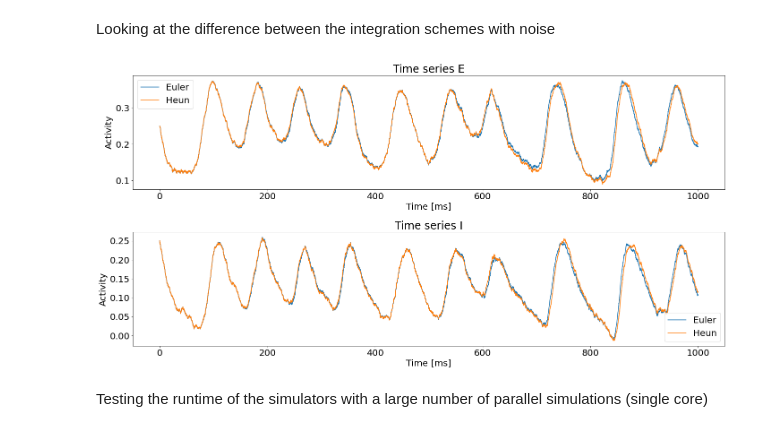
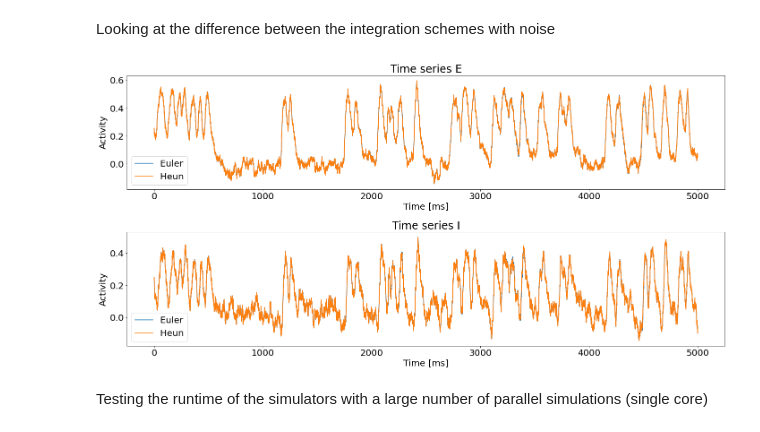
Before and after one commit to NeuroLife77/WC, a Jupyter notebook: wc.ipynb, the cells around one changed output. Saved outputs shown, nothing was run; the diff lists cells and outputs as text; code cells hidden in the pictures.

```diff
--- a/wc.ipynb
+++ b/wc.ipynb
@@ -155,11 +155,15 @@ parameters_alpha_peak = np.array([1.6000e+01, 1.2000e+01, 1.5000e+01, 3.0000e+00
         1.3000e+00, 4.0000e+00, 1.0000e+00, 0.0000e+00, 2.0000e+00, 3.7000e+00,
         1.0000e+00, 0.0000e+00, 1.0000e+00, 1.0000e+00, 1.0000e+00, 1.0000e+00,
         1.500e+00, 0.0000e+00, 1.0000e+00, 1.0000e+00,5.0000e-07,5.0000e-07])
+parameter_interesting = np.array([1.5939e+01, 1.2182e+01, 1.4305e+01, 2.8163e+00, 3.1189e+01, 2.7148e+01,
+        1.3279e+00, 3.9351e+00, 1.2367e+00, 8.7808e-01, 1.9637e+00, 3.7475e+00,
+        1.0122e+00, 1.3432e+00, 9.7317e-01, 1.0267e+00, 1.0074e+00, 1.0135e+00,
+        1.3154e+00, 1.0329e-01, 1.3564e+00, 1.2094e+00, 1.0554e-05, 5.6752e-06])
 parameter_samples = sample_uniform_within_range(1500)
 # %% [markdown]
 Testing and visualizing both integration schemes without noise. Also looking at the power spectrum.
 # %%
-parameters = parameter_samples[:2]#np.array([parameters_alpha_peak,parameters_original])
+parameters = np.array([parameter_interesting,parameters_original])
 dt = 0.5
 
 # Simulate
@@ -244,8 +248,8 @@ plt.show()
 # %% [markdown]
 Testing and visualizing both integration schemes with noise. Also looking at the power spectrum.
 # %%
-parameters = parameter_samples[:2]#np.array([parameters_alpha_peak])
-dt = 0.02
+#parameters = parameter_samples[:2]#np.array([parameters_alpha_peak])
+dt = 0.1
 length = 302
 
 # Simulate euler
@@ -303,33 +307,33 @@ Looking at the difference between the integration schemes with noise
 # %%
 dt = 0.1
 length = 6.0
-
+seconds_plot = 5
 # Simulate
 noisy_euler_time_series_E, noisy_euler_time_series_I = simulate_euler_noise(parameters,length = length, dt=dt, num_sim = parameters.shape[0], noise_seed=12)
 noisy_heun_time_series_E, noisy_heun_time_series_I = simulate_heun_noise(parameters,length = length, dt=dt, num_sim = parameters.shape[0], noise_seed=12)
-t = np.arange(int(1000/dt))*dt
+t = np.arange(int(seconds_plot*1000/dt))*dt
 # Plot
 f = plt.figure(figsize=(20,10))
 # Timeseries E
 ax = plt.subplot(2,1,1)
-ax.plot(t,noisy_euler_time_series_E[:int(1000/dt),0], label = "Euler")
-ax.plot(t,noisy_heun_time_series_E[:int(1000/dt),0], label = "Heun")
+ax.plot(t,noisy_euler_time_series_E[:int(seconds_plot*1000/dt),0], label = "Euler")
+ax.plot(t,noisy_heun_time_series_E[:int(seconds_plot*1000/dt),0], label = "Heun")
 plt.xlabel('Time [ms]')
 plt.ylabel('Activity')
 plt.title('Time series E')
 plt.legend()
 # Timeseries I
 ax = plt.subplot(2,1,2)
-ax.plot(t,noisy_euler_time_series_I[:int(1000/dt),0], label = "Euler")
-ax.plot(t,noisy_heun_time_series_I[:int(1000/dt),0], label = "Heun")
+ax.plot(t,noisy_euler_time_series_I[:int(seconds_plot*1000/dt),0], label = "Euler")
+ax.plot(t,noisy_heun_time_series_I[:int(seconds_plot*1000/dt),0], label = "Heun")
 plt.xlabel('Time [ms]')
 plt.ylabel('Activity')
 plt.title('Time series I')
 plt.legend()
 plt.tight_layout()
 plt.show()
 # %% [output]
-[figure, old version]
+[figure, new version]
 # %% [markdown]
 Testing the runtime of the simulators with a large number of parallel simulations (single core)
 # %%
```
Also changed, not shown: parts of 3 cells of this notebook, 1 other file.
